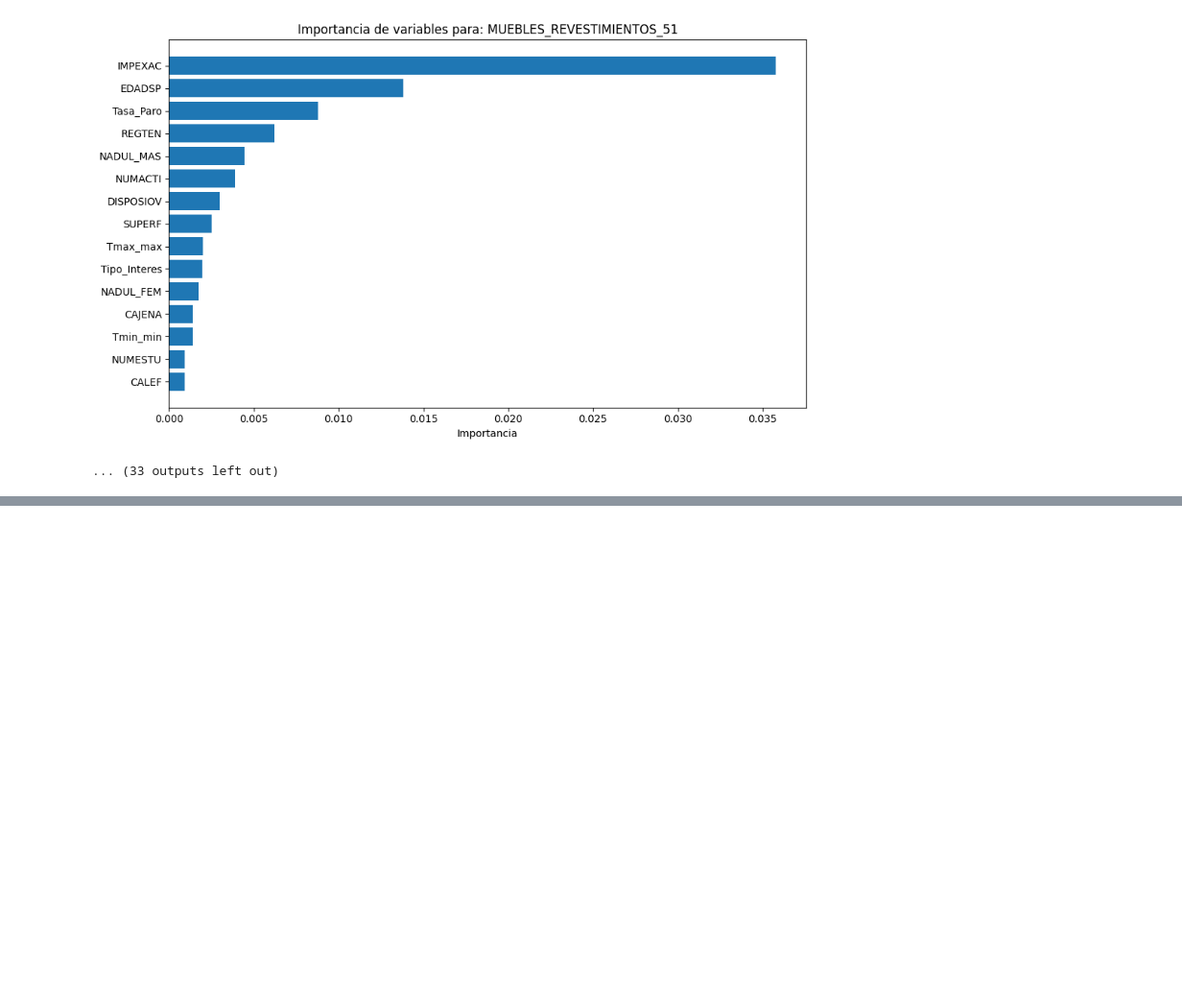
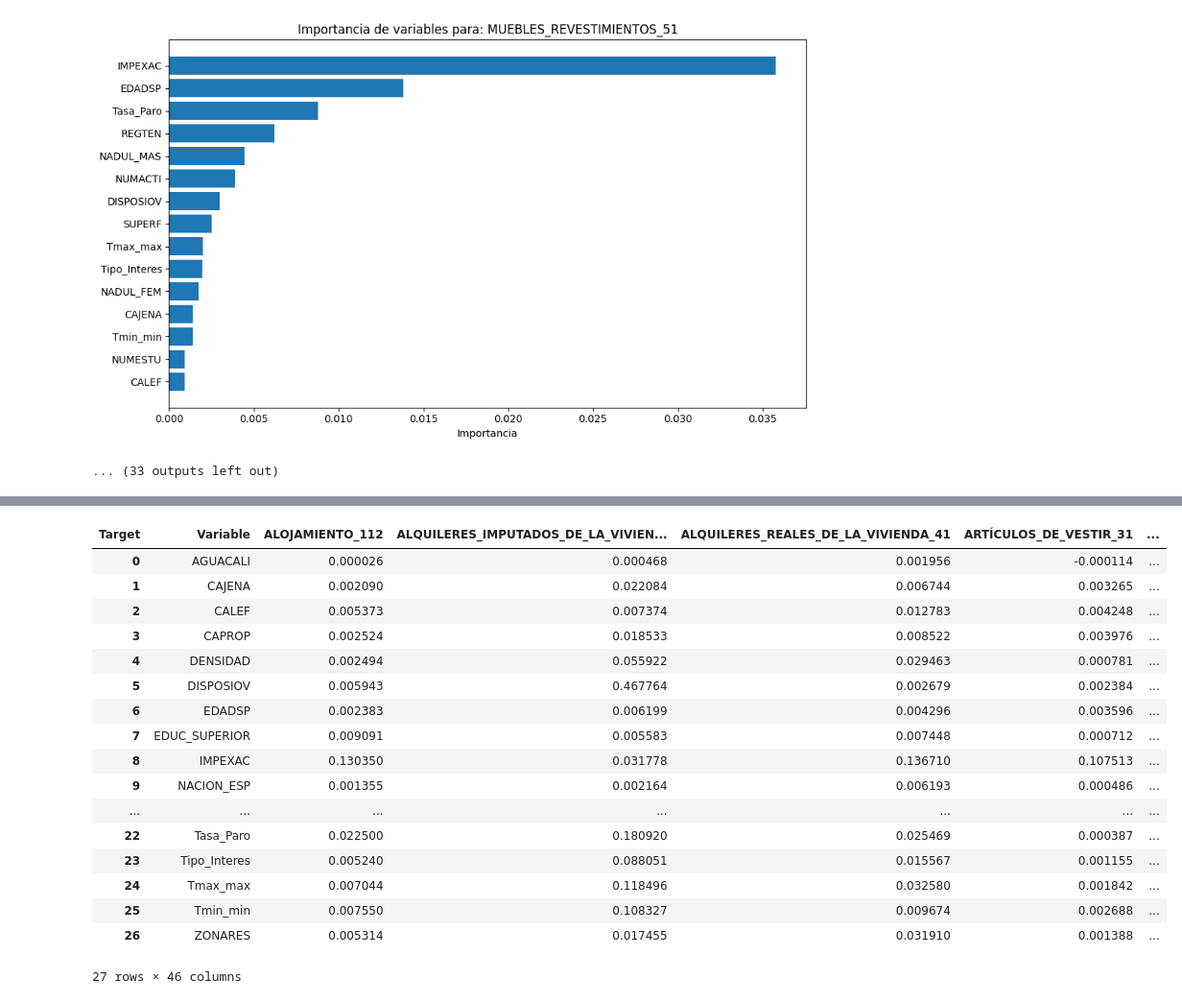
Before and after one commit to rauulrivero/ExpenseAnalysis, a Jupyter notebook: notebooks/sensivity_analysis/sensitivity_analysis_no_lineal.ipynb, the cells around one changed output, grey strips where cells are left out. Shown at 96% size. Drawn from its saved outputs; the diff is of its cells as text; code cells hidden in the pictures; blank space fills up the shorter version.

```diff
--- a/notebooks/sensivity_analysis/sensitivity_analysis_no_lineal.ipynb
+++ b/notebooks/sensivity_analysis/sensitivity_analysis_no_lineal.ipynb
@@ -252,0 +275,23 @@ plot_feature_importances_by_target(mlp_importances_df)
+# %%
+# ^Pivotear el DataFrame para que cada target tenga su propia columna de importancias
+importances_pivoted = mlp_importances_df.pivot(index='Variable', columns='Target', values='Importance').reset_index()
+importances_pivoted
+# %% [output]
+| Target | Variable | ALOJAMIENTO_112 | ALQUILERES_IMPUTADOS_DE_LA_VIVIEN... | ALQUILERES_REALES_DE_LA_VIVIENDA_41 | ARTÍCULOS_DE_VESTIR_31 | ... |
+| 0 | AGUACALI | 0.000026 | 0.000468 | 0.001956 | -0.000114 | ... |
+| 1 | CAJENA | 0.002090 | 0.022084 | 0.006744 | 0.003265 | ... |
+| 2 | CALEF | 0.005373 | 0.007374 | 0.012783 | 0.004248 | ... |
+| 3 | CAPROP | 0.002524 | 0.018533 | 0.008522 | 0.003976 | ... |
+| 4 | DENSIDAD | 0.002494 | 0.055922 | 0.029463 | 0.000781 | ... |
+| 5 | DISPOSIOV | 0.005943 | 0.467764 | 0.002679 | 0.002384 | ... |
+| 6 | EDADSP | 0.002383 | 0.006199 | 0.004296 | 0.003596 | ... |
+| 7 | EDUC_SUPERIOR | 0.009091 | 0.005583 | 0.007448 | 0.000712 | ... |
+| 8 | IMPEXAC | 0.130350 | 0.031778 | 0.136710 | 0.107513 | ... |
+| 9 | NACION_ESP | 0.001355 | 0.002164 | 0.006193 | 0.000486 | ... |
+| ... | ... | ... | ... | ... | ... | ... |
+| 22 | Tasa_Paro | 0.022500 | 0.180920 | 0.025469 | 0.000387 | ... |
+| 23 | Tipo_Interes | 0.005240 | 0.088051 | 0.015567 | 0.001155 | ... |
+| 24 | Tmax_max | 0.007044 | 0.118496 | 0.032580 | 0.001842 | ... |
+| 25 | Tmin_min | 0.007550 | 0.108327 | 0.009674 | 0.002688 | ... |
+| 26 | ZONARES | 0.005314 | 0.017455 | 0.031910 | 0.001388 | ... |
+27 rows × 46 columns
```
Also changed, not shown: parts of 3 cells of this notebook, 1 other file.
